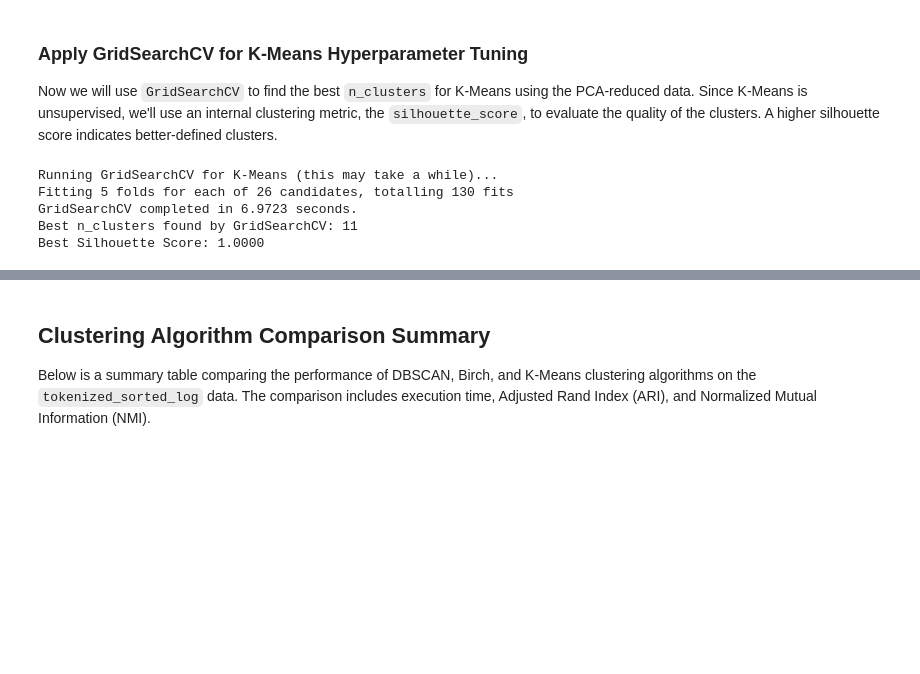
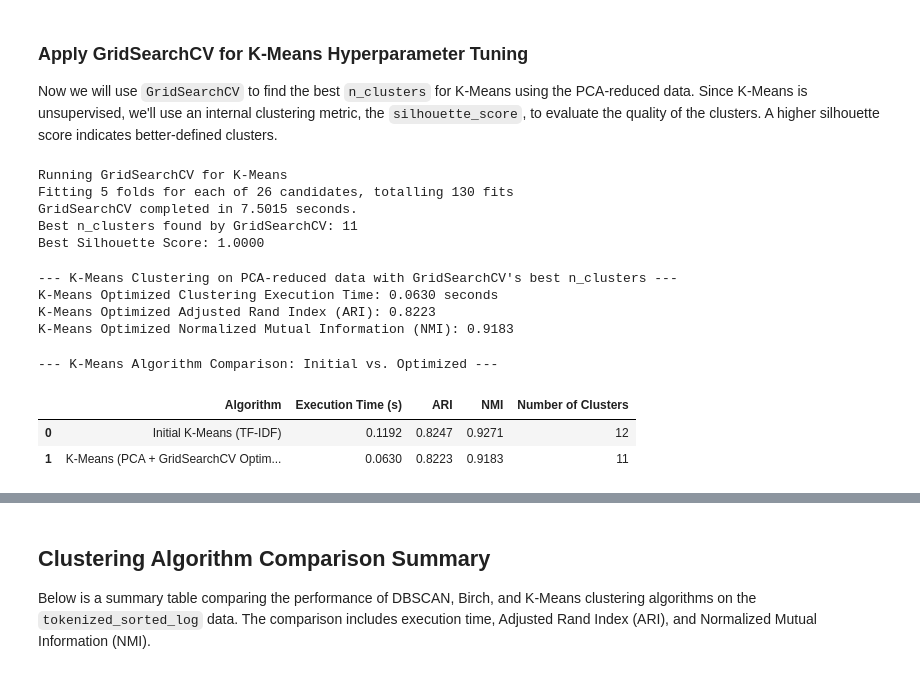
Before and after one commit to kunalkapur1/UCB, a Jupyter notebook: AIOps/Logs.ipynb, the cells around one changed output, grey strips where cells are left out. Cells and saved outputs as stored; diff of their text form; code cells hidden in the pictures; blank space fills up the shorter version.

```diff
--- a/AIOps/Logs.ipynb
+++ b/AIOps/Logs.ipynb
@@ -507,7 +507,7 @@ param_grid = {
 kmeans = KMeans(random_state=42)
 
 # Setup GridSearchCV
-print("Running GridSearchCV for K-Means (this may take a while)...")
+print("Running GridSearchCV for K-Means")
 grid_search_kmeans = GridSearchCV(
     estimator=kmeans,
     param_grid=param_grid,
@@ -531,8 +531,76 @@ best_score = grid_search_kmeans.best_score_
 print(f"Best n_clusters found by GridSearchCV: {best_n_clusters}")
 print(f"Best Silhouette Score: {best_score:.4f}")
 # %% [output]
-Running GridSearchCV for K-Means (this may take a while)...
+Running GridSearchCV for K-Means
 Fitting 5 folds for each of 26 candidates, totalling 130 fits
-GridSearchCV completed in 6.9723 seconds.
+GridSearchCV completed in 7.5015 seconds.
 Best n_clusters found by GridSearchCV: 11
 Best Silhouette Score: 1.0000
+# %%
+print("\n--- K-Means Clustering on PCA-reduced data with GridSearchCV's best n_clusters ---")
+
+# Use the best_n_clusters found by GridSearchCV
+k_clusters_optimized = grid_search_kmeans.best_params_['n_clusters']
+
+start_time = time.time()
+kmeans_optimized = KMeans(n_clusters=k_clusters_optimized, random_state=42, n_init=10)
+kmeans_optimized.fit(pca_reduced_data)
+kmeans_optimized_labels = kmeans_optimized.predict(pca_reduced_data)
+end_time = time.time()
+time_kmeans_optimized = end_time - start_time
+
+# Evaluate clustering against true_cluster
+ari_kmeans_optimized = adjusted_rand_score(df['true_cluster'], kmeans_optimized_labels)
+nmi_kmeans_optimized = normalized_mutual_info_score(df['true_cluster'], kmeans_optimized_labels)
+
+print(f"K-Means Optimized Clustering Execution Time: {time_kmeans_optimized:.4f} seconds")
+print(f"K-Means Optimized Adjusted Rand Index (ARI): {ari_kmeans_optimized:.4f}")
+print(f"K-Means Optimized Normalized Mutual Information (NMI): {nmi_kmeans_optimized:.4f}")
+
+unsupervised_clustering_results['KMeans_PCA_GridSearchCV_optimized'] = {
+    'time': time_kmeans_optimized,
+    'labels': kmeans_optimized_labels,
+    'n_clusters': k_clusters_optimized,
+    'ari': ari_kmeans_optimized,
+    'nmi': nmi_kmeans_optimized
+}
+# %% [output]
+--- K-Means Clustering on PCA-reduced data with GridSearchCV's best n_clusters ---
+K-Means Optimized Clustering Execution Time: 0.0630 seconds
+K-Means Optimized Adjusted Rand Index (ARI): 0.8223
+K-Means Optimized Normalized Mutual Information (NMI): 0.9183
+# %%
+# Prepare data for the summary table comparing initial and optimized K-Means
+comparison_data_kmeans = {
+    'Algorithm': [
+        'Initial K-Means (TF-IDF)',
+        'K-Means (PCA + GridSearchCV Optimized)'
+    ],
+    'Execution Time (s)': [
+        unsupervised_clustering_results['KMeans_tokenized_sorted_log']['time'],
+        unsupervised_clustering_results['KMeans_PCA_GridSearchCV_optimized']['time']
+    ],
+    'ARI': [
+        unsupervised_clustering_results['KMeans_tokenized_sorted_log']['ari'],
+        unsupervised_clustering_results['KMeans_PCA_GridSearchCV_optimized']['ari']
+    ],
+    'NMI': [
+        unsupervised_clustering_results['KMeans_tokenized_sorted_log']['nmi'],
+        unsupervised_clustering_results['KMeans_PCA_GridSearchCV_optimized']['nmi']
+    ],
+    'Number of Clusters': [
+        unsupervised_clustering_results['KMeans_tokenized_sorted_log']['n_clusters'],
+        unsupervised_clustering_results['KMeans_PCA_GridSearchCV_optimized']['n_clusters']
+    ]
+}
+
+comparison_df_kmeans = pd.DataFrame(comparison_data_kmeans)
+comparison_df_kmeans = comparison_df_kmeans.round(4)
+
+print("\n--- K-Means Algorithm Comparison: Initial vs. Optimized ---")
+display(comparison_df_kmeans)
+# %% [output]
+--- K-Means Algorithm Comparison: Initial vs. Optimized ---
+|  | Algorithm | Execution Time (s) | ARI | NMI | Number of Clusters |
+| 0 | Initial K-Means (TF-IDF) | 0.1192 | 0.8247 | 0.9271 | 12 |
+| 1 | K-Means (PCA + GridSearchCV Optim... | 0.0630 | 0.8223 | 0.9183 | 11 |
```
Also changed, not shown: parts of 7 cells of this notebook, 1 other file.
